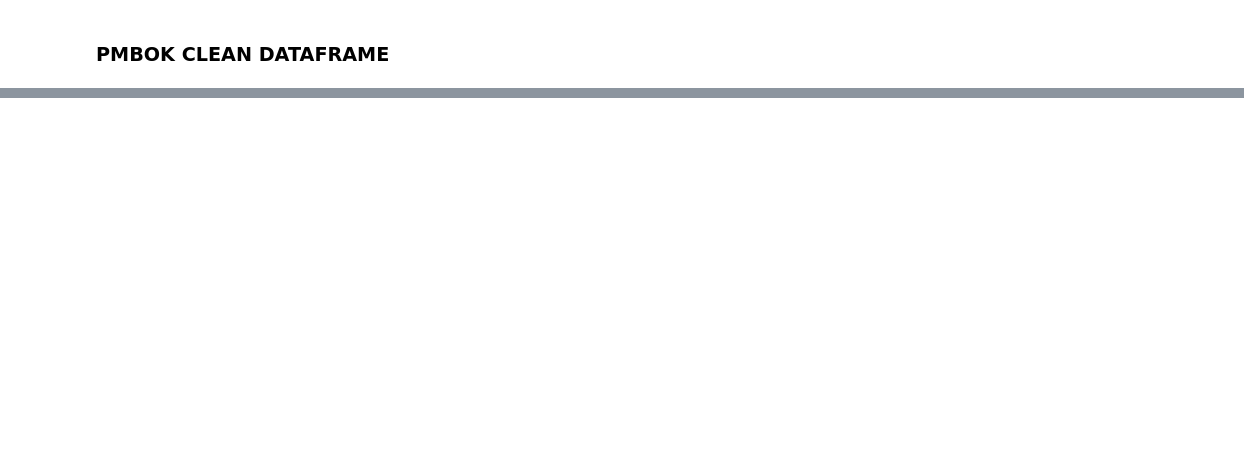
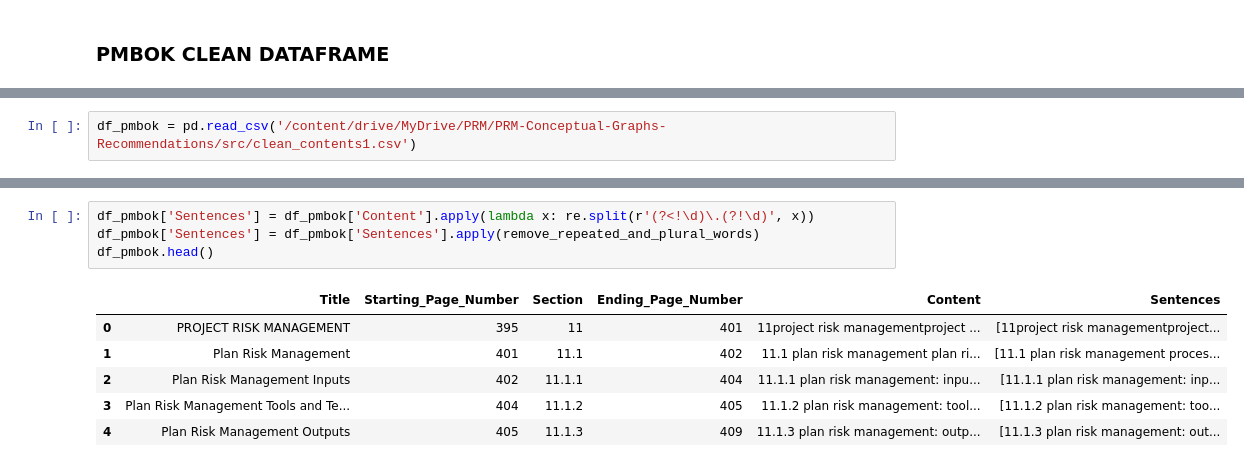
Before and after one commit to oussamaJMAA/PRM-Conceptual-Graphs-Recommendations, a Jupyter notebook: src/Data Preparation.ipynb, the cells around one changed output, grey strips where cells are left out. Cells and saved outputs as stored; diff of their text form; blank space fills up the shorter version.

```diff
--- a/src/Data Preparation.ipynb
+++ b/src/Data Preparation.ipynb
@@ -839,0 +898,2 @@ df_pmbok.rename(columns={'Clean_Content': 'Content'}, inplace=True)
+# %%
+df_pmbok = pd.read_csv('/content/drive/MyDrive/PRM/PRM-Conceptual-Graphs-Recommendations/src/clean_contents1.csv')
@@ -839,0 +914,11 @@ df_pmbok.rename(columns={'Clean_Content': 'Content'}, inplace=True)
+# %%
+df_pmbok['Sentences'] = df_pmbok['Content'].apply(lambda x: re.split(r'(?<!\d)\.(?!\d)', x))
+df_pmbok['Sentences'] = df_pmbok['Sentences'].apply(remove_repeated_and_plural_words)
+df_pmbok.head()
+# %% [output]
+|  | Title | Starting_Page_Number | Section | Ending_Page_Number | Content | Sentences |
+| 0 | PROJECT RISK MANAGEMENT | 395 | 11 | 401 | 11project risk managementproject ... | [11project risk managementproject... |
+| 1 | Plan Risk Management | 401 | 11.1 | 402 | 11.1 plan risk management plan ri... | [11.1 plan risk management proces... |
+| 2 | Plan Risk Management Inputs | 402 | 11.1.1 | 404 | 11.1.1 plan risk management: inpu... | [11.1.1 plan risk management: inp... |
+| 3 | Plan Risk Management Tools and Te... | 404 | 11.1.2 | 405 | 11.1.2 plan risk management: tool... | [11.1.2 plan risk management: too... |
+| 4 | Plan Risk Management Outputs | 405 | 11.1.3 | 409 | 11.1.3 plan risk management: outp... | [11.1.3 plan risk management: out... |
```
Also changed, not shown: parts of 28 cells of this notebook, 30 other files.
